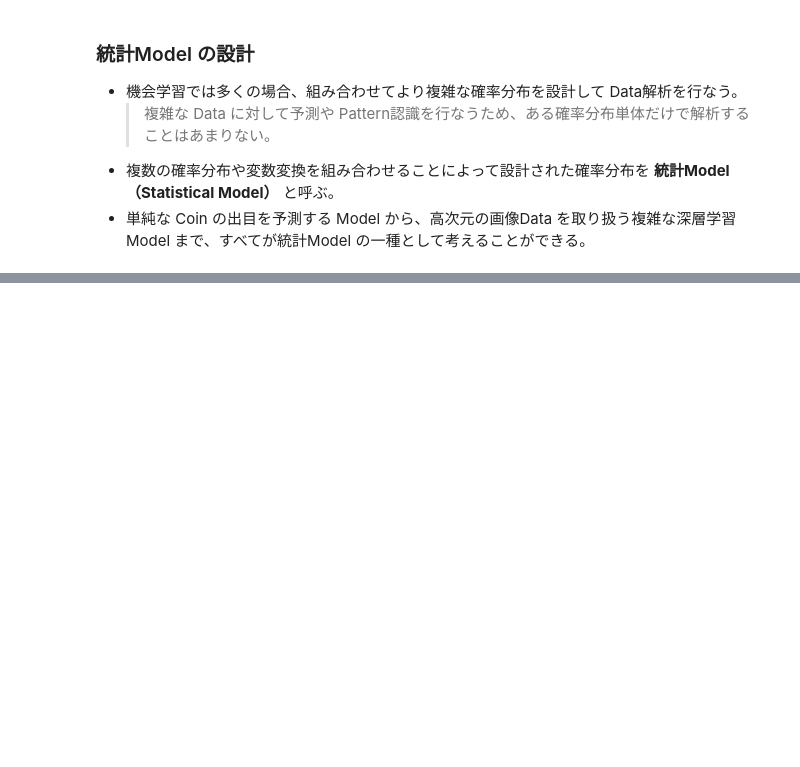
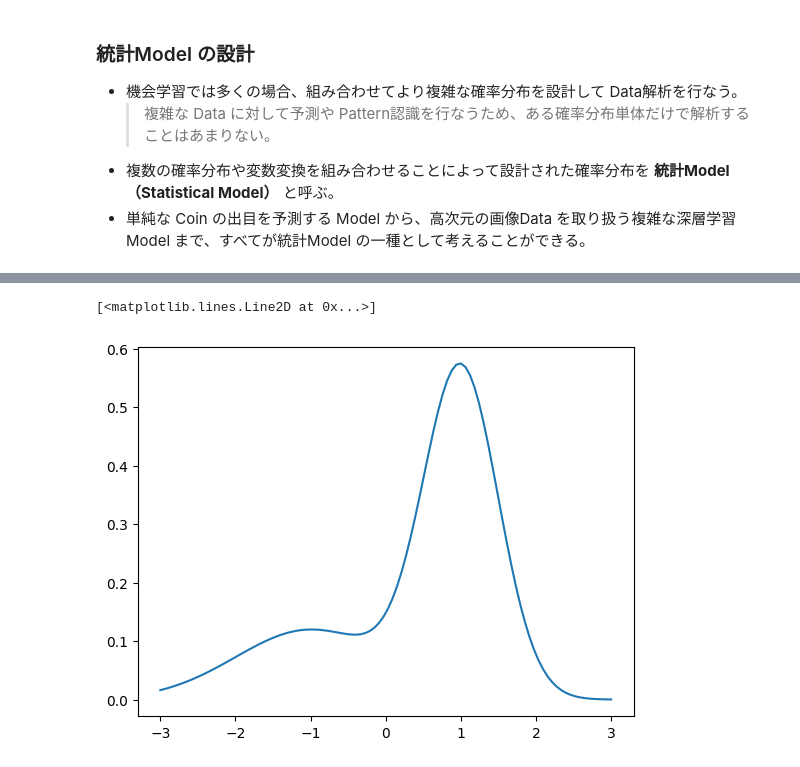
Before and after one commit to 1024xx4/bayes_machine_learning, a Jupyter notebook: probability_distribution.ipynb, the cells around one changed output, grey strips where cells are left out. Cells and saved outputs as stored; diff of their text form; code cells hidden in the pictures; blank space fills up the shorter version.

```diff
--- a/probability_distribution.ipynb
+++ b/probability_distribution.ipynb
@@ -486,0 +522,10 @@ plt.legend()
+# %%
+def mixture_pdf(mu, d1, d2, x):
+    return (1.0 - mu) * d1.pdf(x) + mu * d2.pdf(x)
+# %%
+# 確率密度関数を描画する
+ls = np.linspace(-3, 3, 100)
+plt.plot(ls, mixture_pdf(mu, d1, d2, ls))
+# %% [output]
+[<matplotlib.lines.Line2D at 0x...>]
+[figure, added]
```
Also changed, not shown: parts of 4 cells of this notebook.
